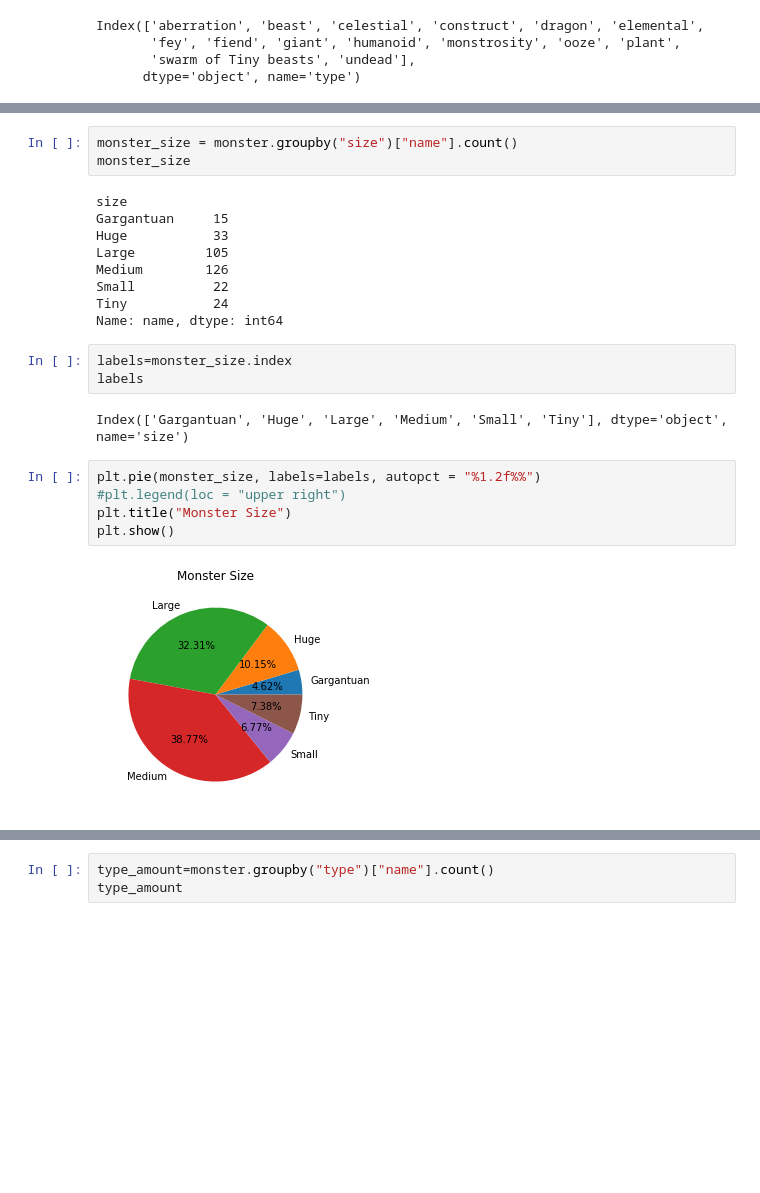
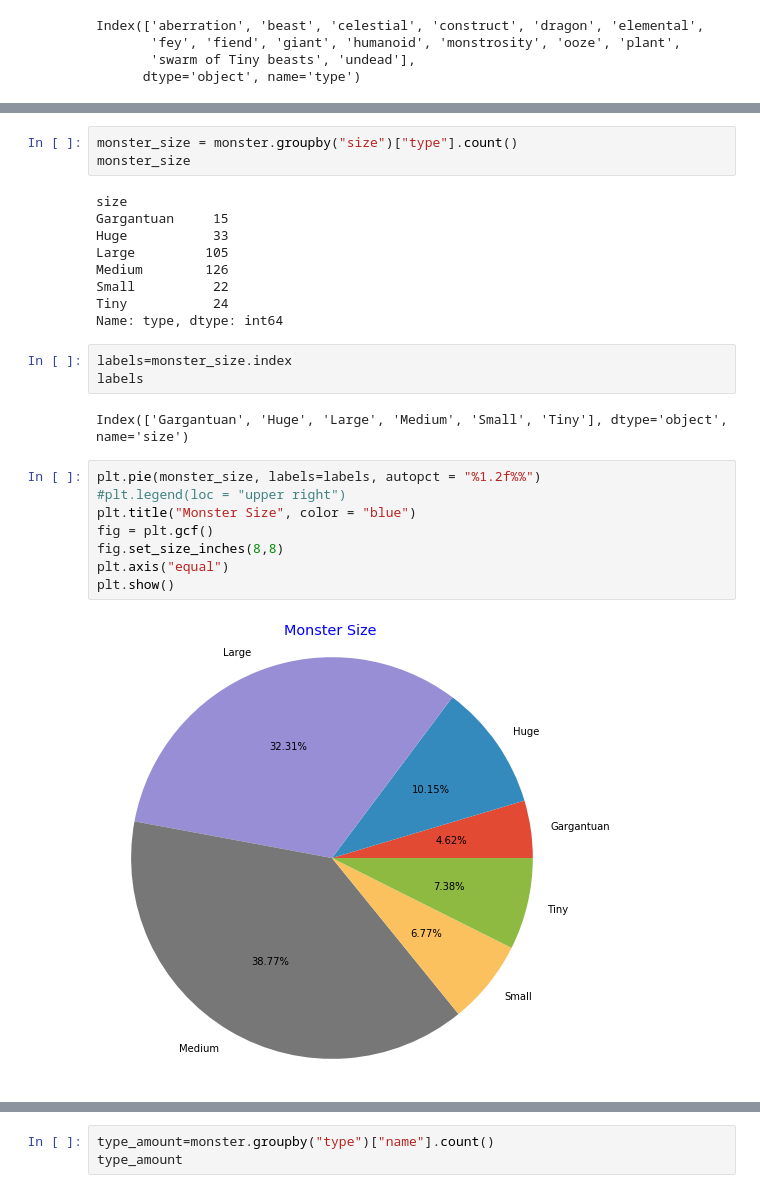
Before and after one commit to claxtonh/Project-1, a Jupyter notebook: Getting Data-Copy2.ipynb, the cells around one changed output, grey strips where cells are left out. Cells and saved outputs as stored; diff of their text form; blank space fills up the shorter version.

```diff
--- a/Getting Data-Copy2.ipynb
+++ b/Getting Data-Copy2.ipynb
@@ -186,5 +187,5 @@ stats_name
 # %%
-monster_size = monster.groupby("size")["name"].count()
+monster_size = monster.groupby("size")["type"].count()
 monster_size
 # %% [output]
 size
@@ -194,7 +195,7 @@ Large         105
 Medium        126
 Small          22
 Tiny           24
-Name: name, dtype: int64
+Name: type, dtype: int64
 # %%
 labels=monster_size.index
 labels
@@ -203,8 +204,11 @@ Index(['Gargantuan', 'Huge', 'Large', 'Medium', 'Small', 'Tiny'], dtype='object'
 # %%
 plt.pie(monster_size, labels=labels, autopct = "%1.2f%%")
 #plt.legend(loc = "upper right")
-plt.title("Monster Size")
+plt.title("Monster Size", color = "blue")
+fig = plt.gcf()
+fig.set_size_inches(8,8)
+plt.axis("equal")
 plt.show()
 # %% [output]
-[figure, old version]
+[figure, new version]
 # %%
```
Also changed, not shown: parts of 16 cells of this notebook.
